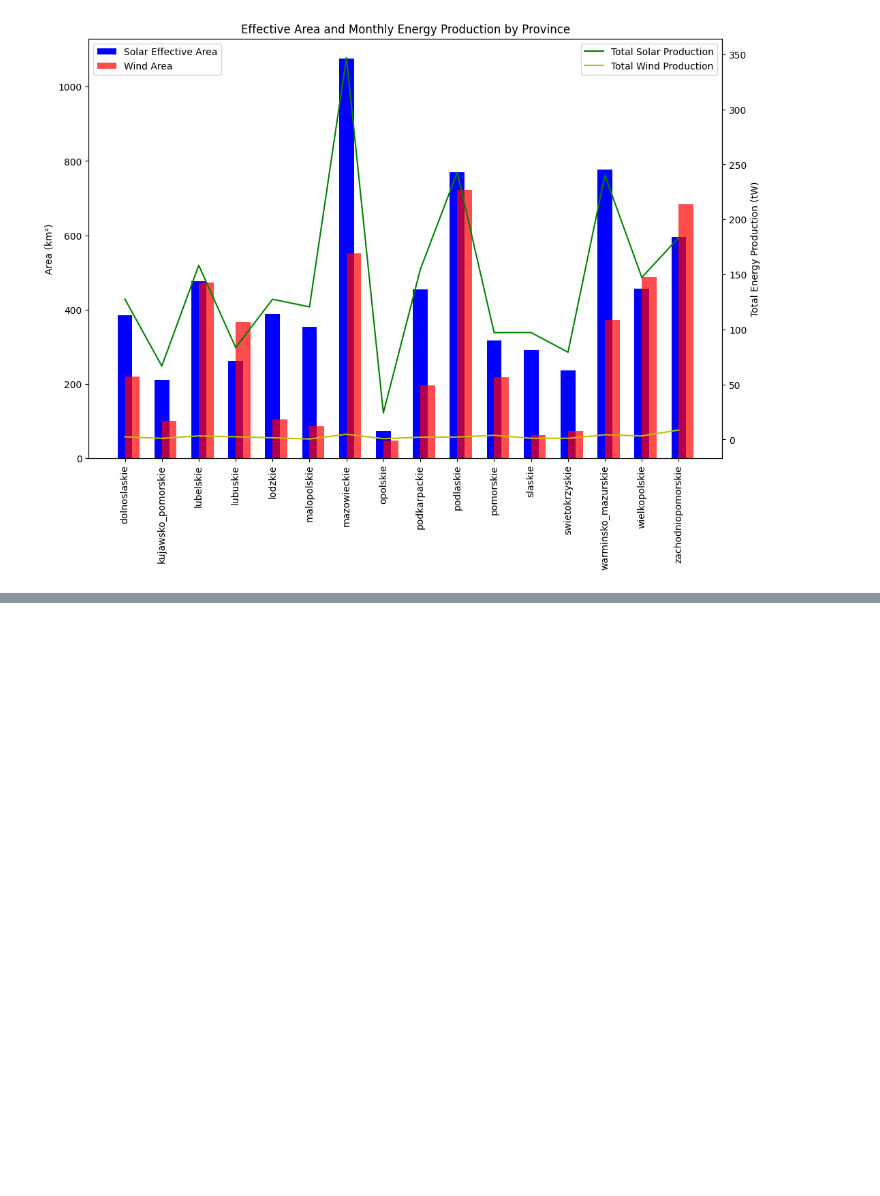
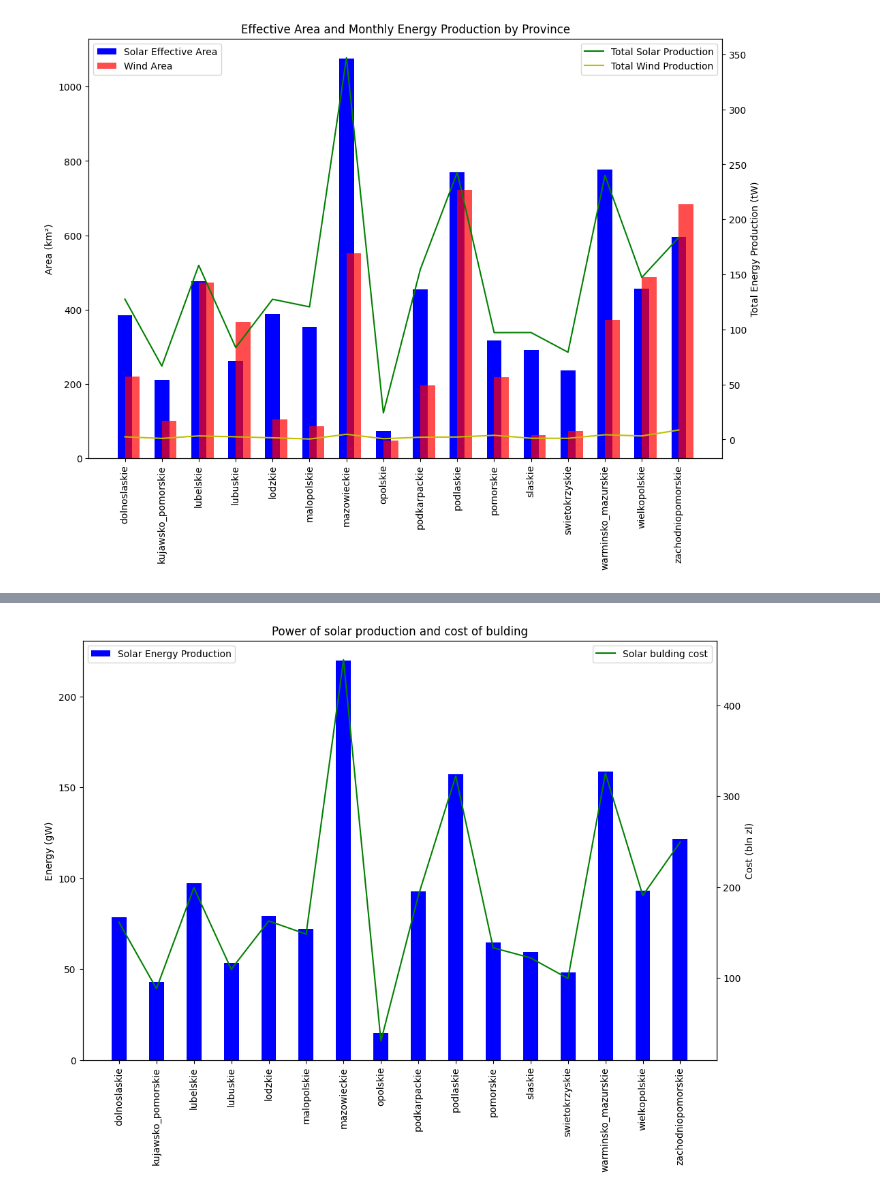
Before and after one commit to geoworldlook/Renewable_energy_optimum_location_function, a Jupyter notebook: Step_5_Analysis_Jupyter.ipynb, the cells around one changed output, grey strips where cells are left out. Saved outputs shown, nothing was run; the diff lists cells and outputs as text; code cells hidden in the pictures; blank space fills up the shorter version.

```diff
--- a/Step_5_Analysis_Jupyter.ipynb
+++ b/Step_5_Analysis_Jupyter.ipynb
@@ -396,0 +438,23 @@ df_wind['january'].sum()
+# %%
+# Tworzenie wykresu
+fig, ax1 = plt.subplots(figsize=(12, 8))
+
+# Wykres słupkowy dla powierzchni
+ax1.bar(df_solar_bulding_cost['province'], df_solar_bulding_cost['solar_energy_production_mwp']*1e-3, color='b', label='Solar Energy Production', width=0.4, align='center')
+ax1.set_ylabel('Energy (gW)')
+ax1.set_title('Power of solar production and cost of bulding')
+tick_locations = range(len(df_solar_bulding_cost['province']))  # Positions for each tick
+ax1.xaxis.set_major_locator(FixedLocator(tick_locations))
+ax1.set_xticklabels(df_solar_bulding_cost['province'],rotation = 90)
+ax1.legend(loc='upper left')
+
+# Wykres liniowy dla produkcji energii
+ax2 = ax1.twinx()
+#change mln to mld
+ax2.plot(df_solar_bulding_cost['province'], df_solar_bulding_cost['solar_building_cost_mln_zl']*1e-3, 'g-', label='Solar bulding cost')
+ax2.set_ylabel('Cost (bln zl)')
+ax2.legend(loc='upper right')
+
+plt.show()
+# %% [output]
+[figure, added]
```
Also changed, not shown: parts of 7 cells of this notebook.
